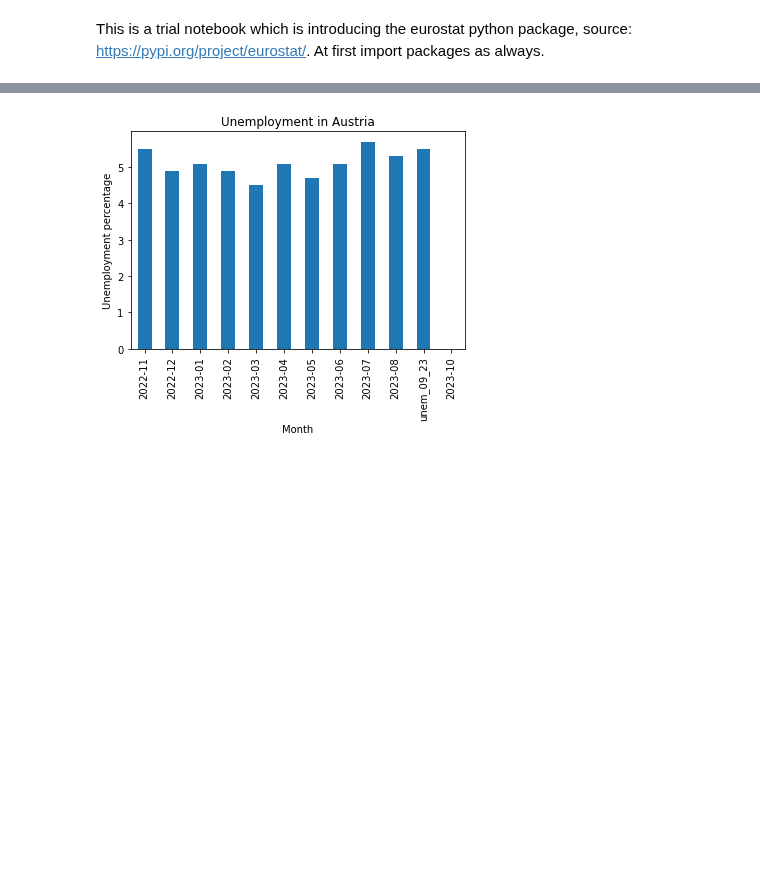
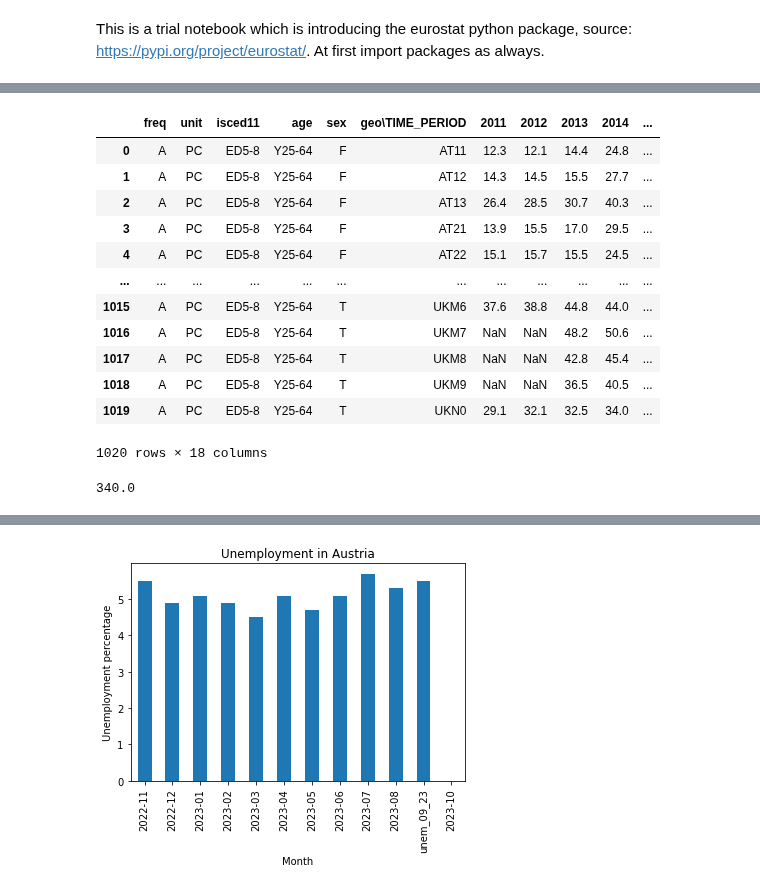
Before and after one commit to GISAdamToth/ArcGIS_Notebooks_thesis, a Jupyter notebook: eurostat/eurostat.ipynb, the cells around one changed output, grey strips where cells are left out. Cells and saved outputs as stored; diff of their text form; code cells hidden in the pictures; blank space fills up the shorter version.

Commit message:
searching for the right dataset

```diff
--- a/eurostat/eurostat.ipynb
+++ b/eurostat/eurostat.ipynb
@@ -144,0 +6,32 @@ Index(['Females', 'Males', 'Total'], dtype='object', name='sex')
+# %%
+#code = 'GOV_10DD_SLGD'
+#code = 'teilm020'
+
+# code 'NAMA_10_A64_E' refers to 'National accounts employment data by industry' eurostat dataset
+#code = 'NAMA_10_A64_E'
+
+# code 'tgs00038' refers to 'Human resources in science and technology (HRST) by NUTS 2 regions' eurostat dataset
+#code = 'tgs00038'
+
+# code 'tgs00109' refers to 'Tertiary educational attainment, age group 25-64 by sex and NUTS 2 regions' eurostat dataset
+code = 'tgs00109'
+data = eurostat.get_data_df(code)
+data
+# %% [output]
+|  | freq | unit | isced11 | age | sex | geo\TIME_PERIOD | 2011 | 2012 | 2013 | 2014 | ... |
+| 0 | A | PC | ED5-8 | Y25-64 | F | AT11 | 12.3 | 12.1 | 14.4 | 24.8 | ... |
+| 1 | A | PC | ED5-8 | Y25-64 | F | AT12 | 14.3 | 14.5 | 15.5 | 27.7 | ... |
+| 2 | A | PC | ED5-8 | Y25-64 | F | AT13 | 26.4 | 28.5 | 30.7 | 40.3 | ... |
+| 3 | A | PC | ED5-8 | Y25-64 | F | AT21 | 13.9 | 15.5 | 17.0 | 29.5 | ... |
+| 4 | A | PC | ED5-8 | Y25-64 | F | AT22 | 15.1 | 15.7 | 15.5 | 24.5 | ... |
+| ... | ... | ... | ... | ... | ... | ... | ... | ... | ... | ... | ... |
+| 1015 | A | PC | ED5-8 | Y25-64 | T | UKM6 | 37.6 | 38.8 | 44.8 | 44.0 | ... |
+| 1016 | A | PC | ED5-8 | Y25-64 | T | UKM7 | NaN | NaN | 48.2 | 50.6 | ... |
+| 1017 | A | PC | ED5-8 | Y25-64 | T | UKM8 | NaN | NaN | 42.8 | 45.4 | ... |
+| 1018 | A | PC | ED5-8 | Y25-64 | T | UKM9 | NaN | NaN | 36.5 | 40.5 | ... |
+| 1019 | A | PC | ED5-8 | Y25-64 | T | UKN0 | 29.1 | 32.1 | 32.5 | 34.0 | ... |
+1020 rows × 18 columns
+# %%
+print(1020/3)
+# %% [output]
+340.0
```
Also changed, not shown: parts of 16 cells of this notebook.
